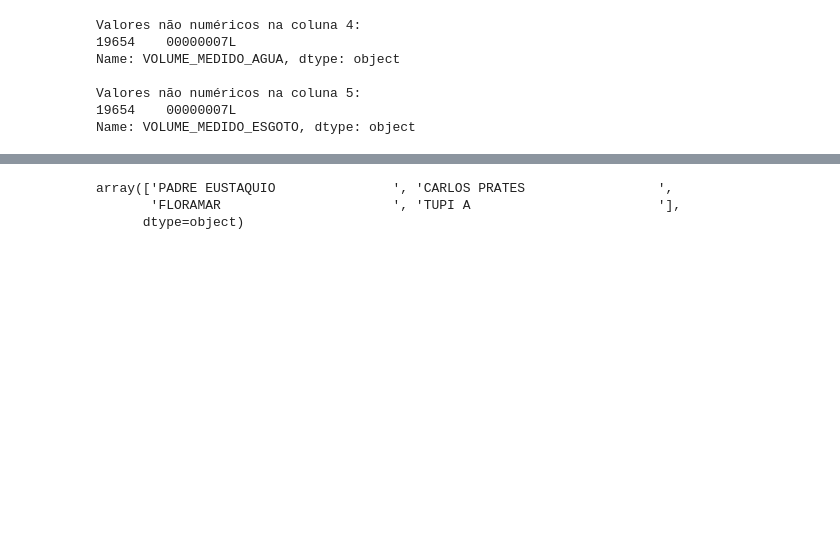
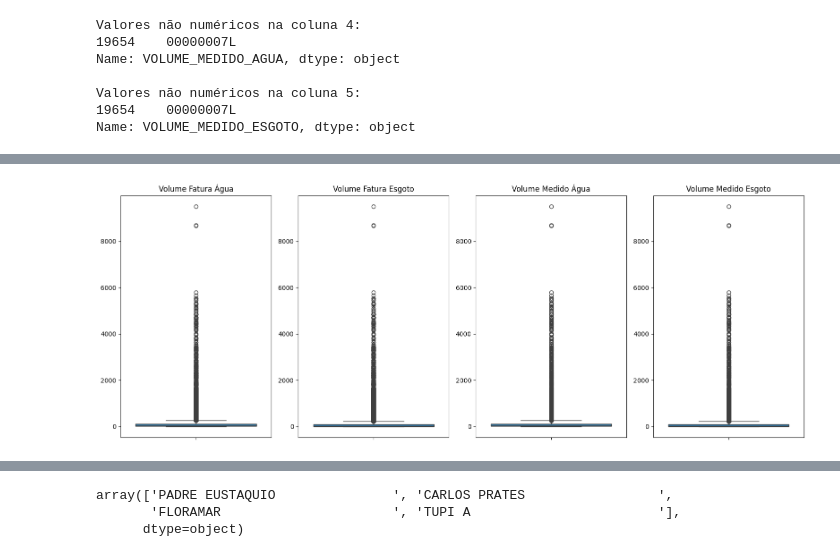
Before and after one commit to redsonlopez/water_forecast, a Jupyter notebook: notebooks/eda/water_eda.ipynb, the cells around one changed output, grey strips where cells are left out. Saved outputs shown, nothing was run; the diff lists cells and outputs as text; code cells hidden in the pictures; blank space fills up the shorter version.

```diff
--- a/notebooks/eda/water_eda.ipynb
+++ b/notebooks/eda/water_eda.ipynb
@@ -66,0 +84,26 @@ df['VALOR_FATURA']= pd.to_numeric(df['VALOR_FATURA'])
+# %%
+# Configuração dos subplots de gráficos para analize de outliers das variáveis de volume
+fig, axes = plt.subplots(1, 4, figsize=(16, 6))  # 1 linha, 4 colunas, tamanho ajustável
+
+# Geração de boxplots para cada coluna
+sns.boxplot(y=df["VOLUME_FATURA_AGUA"], ax=axes[0])
+axes[0].set_title("Volume Fatura Água")
+axes[0].set_ylabel("")
+
+sns.boxplot(y=df["VOLUME_FATURA_ESGOTO"], ax=axes[1])
+axes[1].set_title("Volume Fatura Esgoto")
+axes[1].set_ylabel("")
+
+sns.boxplot(y=df["VOLUME_MEDIDO_AGUA"], ax=axes[2])
+axes[2].set_title("Volume Medido Água")
+axes[2].set_ylabel("")
+
+sns.boxplot(y=df["VOLUME_MEDIDO_ESGOTO"], ax=axes[3])
+axes[3].set_title("Volume Medido Esgoto")
+axes[3].set_ylabel("")
+
+# Ajuste do layout para não sobrepor textos
+plt.tight_layout()
+plt.show()
+# %% [output]
+[figure, added]
```
Also changed, not shown: parts of 6 cells of this notebook, 1 other file.
